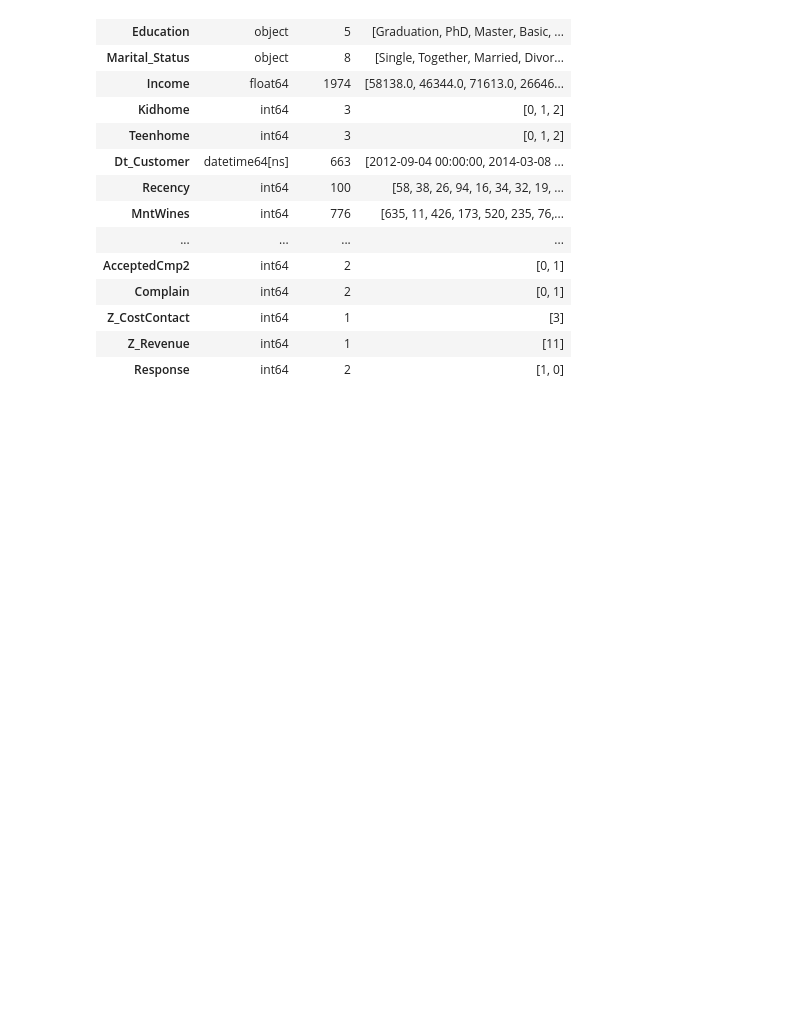
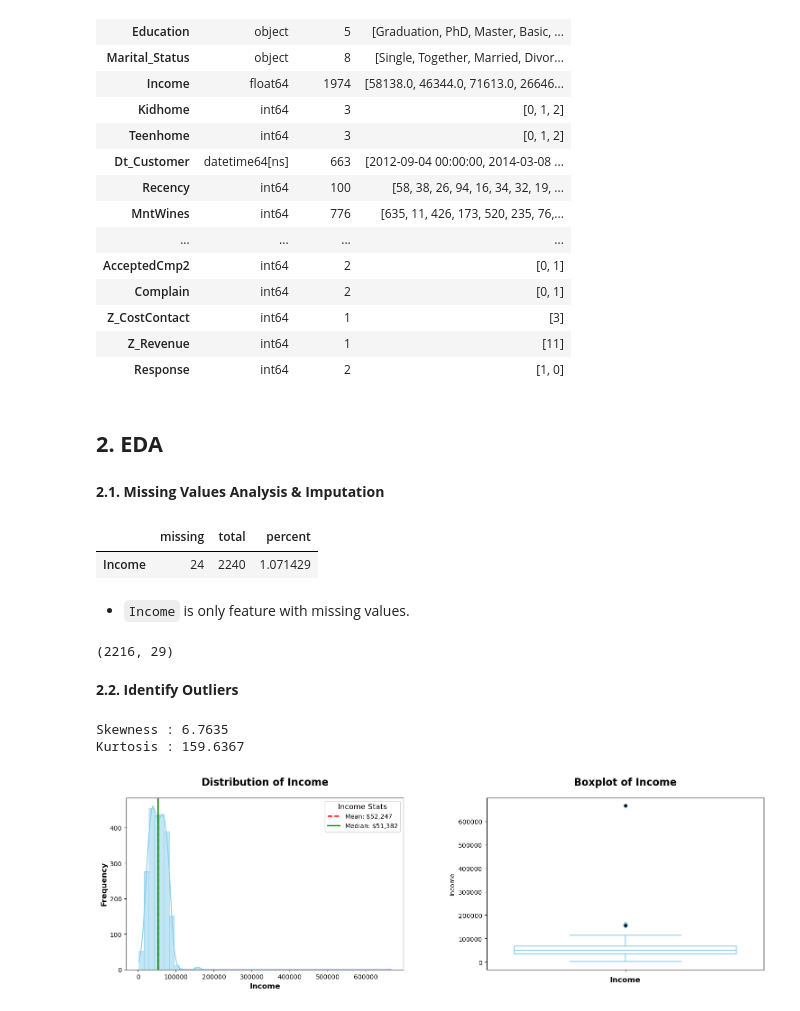
Before and after one commit to annugit1655/Customer-Personality-Analysis-with-CLTV, a Jupyter notebook: notebooks/customer-personality-analysis.ipynb, the cells around one changed output. Drawn from its saved outputs; the diff is of its cells as text; code cells hidden in the pictures; blank space fills up the shorter version.

```diff
--- a/notebooks/customer-personality-analysis.ipynb
+++ b/notebooks/customer-personality-analysis.ipynb
@@ -97,10 +98,13 @@ for file in data_path.rglob('*.csv'):
 # %%
 display_md("**Loading Raw Dataset...**")
 try:
-    customer_data = pd.read_csv(files[0], sep='\t')
+    customer_org = pd.read_csv(files[0], sep='\t')
 
     # standardize the column names
-    customer_data.columns = customer_data.columns.str.strip().str.replace(" ", "_").str.replace(".", "_")
+    customer_org.columns = customer_org.columns.str.strip().str.replace(" ", "_").str.replace(".", "_")
+
+    # take a copy of original dataframe
+    customer_data = customer_org.copy()
 
     # Conversion of 'Dt_Customer' into datetime
     customer_data['Dt_Customer'] = pd.to_datetime(customer_data['Dt_Customer'], format='%d-%m-%Y')
@@ -172,3 +180,65 @@ display(dtype_df)
 | Z_CostContact | int64 | 1 | [3] |
 | Z_Revenue | int64 | 1 | [11] |
 | Response | int64 | 2 | [1, 0] |
+# %% [markdown]
+## **2. EDA**
+# %% [markdown]
+**2.1. Missing Values Analysis & Imputation**
+# %%
+miss_df = customer_data.stb.missing().query('percent > 0')
+miss_df
+# %% [output]
+|  | missing | total | percent |
+| Income | 24 | 2240 | 1.071429 |
+# %% [markdown]
+- `Income` is only feature with missing values.
+# %%
+# drop NA values
+customer_df = customer_data.dropna()
+# %%
+customer_df.shape
+# %% [output]
+(2216, 29)
+# %% [markdown]
+**2.2. Identify Outliers**
+# %%
+# Check in float features
+float_col = customer_df.select_dtypes(include=['float']).columns.tolist()
+
+# Calculate statistics
+y = customer_df['Income']
+print(f"""Skewness : {y.skew():.4f}
+Kurtosis : {y.kurt():.4f}""") # kurtosis > 3 means heavy tails, more outliers than normal
+
+mean_price = y.mean()
+median_price = y.median()
+
+# Plot histogram with KDE
+print()
+fig, ax = plt.subplots(1, 2, figsize=(15,5))
+sns.histplot(y, kde=True, bins=50, color='skyblue', ax=ax[0], edgecolor='skyblue')
+
+# Add mean and median lines
+ax[0].axvline(mean_price, color="red", linestyle="--", linewidth=2, label=f"Mean: ${mean_price:,.0f}")
+ax[0].axvline(median_price, color="green", linestyle="-", linewidth=2, label=f"Median: ${median_price:,.0f}")
+
+# Labels and legend
+fig.subplots_adjust(bottom=0.2)
+ax[0].set_title("Distribution of Income", fontsize=16, fontweight='bold', pad=20)
+ax[0].set_xlabel("Income", fontsize=12, fontweight='bold')
+ax[0].set_ylabel("Frequency", fontsize=12, fontweight='bold')
+ax[0].legend(title='Income Stats', title_fontsize=12)
+
+
+# boxplot of SalePrice for outliers
+sns.boxplot(y=customer_df['Income'], color='skyblue', fill=False, flierprops={'marker': 'o', 'markerfacecolor':'k'}, ax=ax[1])
+ax[1].set_title("Boxplot of Income", fontsize=16, fontweight='bold', pad=20)
+ax[1].set_xlabel("Income", fontsize=12, fontweight='bold')
+
+plt.tight_layout()
+plt.subplots_adjust(wspace=0.3, hspace=0.3)
+plt.show()
+# %% [output]
+Skewness : 6.7635
+Kurtosis : 159.6367
+[figure, added]
```
Also changed, not shown: parts of 12 cells of this notebook.
